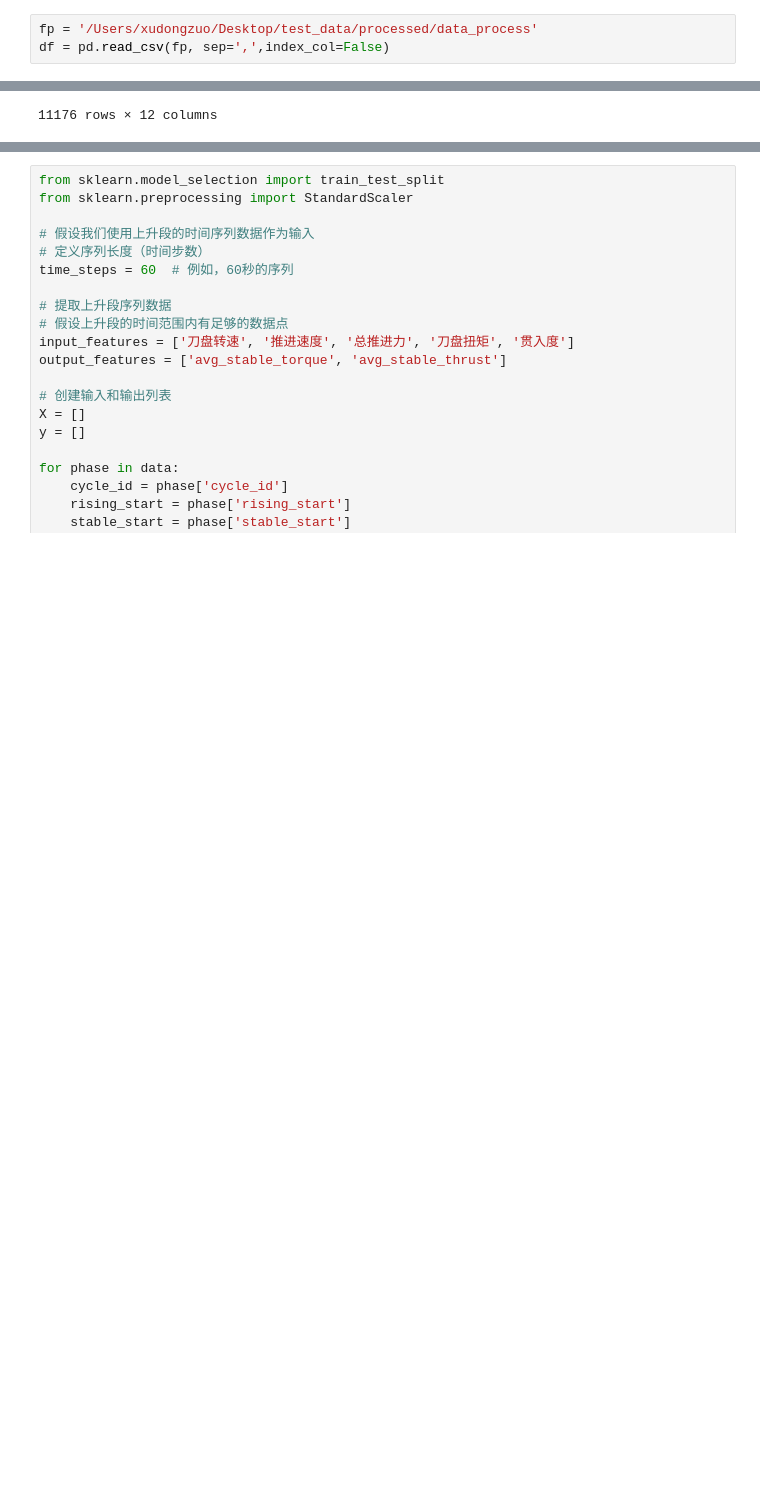
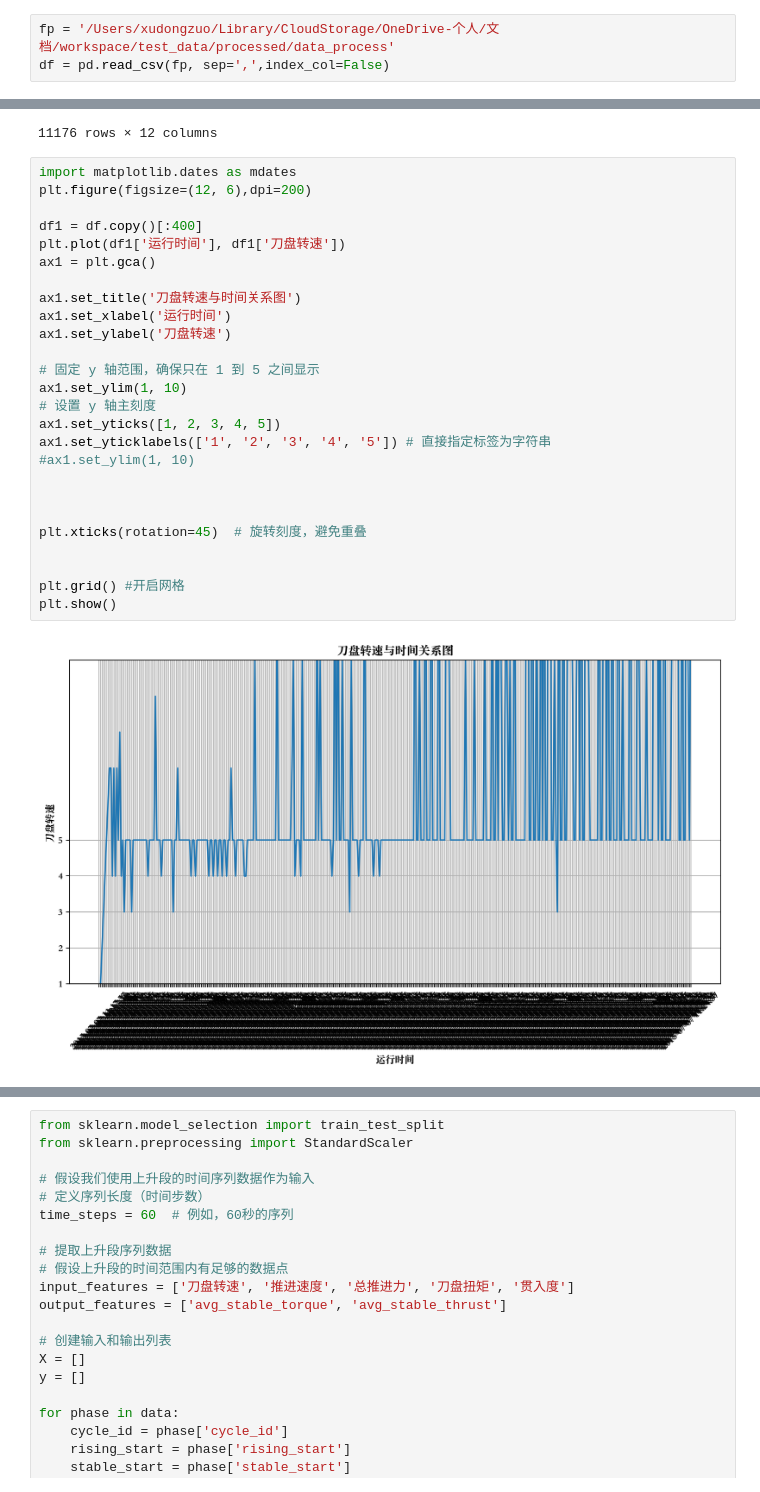
Before and after one commit to NonPlayerCharacterdlss/TBM_machinelearning, a Jupyter notebook: lstm_test.ipynb, the cells around one changed output, grey strips where cells are left out. Saved outputs shown, nothing was run; the diff lists cells and outputs as text; blank space fills up the shorter version.

```diff
--- a/lstm_test.ipynb
+++ b/lstm_test.ipynb
@@ -365,5 +393,5 @@ See the caveats in the documentation: https://pandas.pydata.org/pandas-docs/stab
 # %%
-fp = '/Users/xudongzuo/Desktop/test_data/processed/data_process'
+fp = '/Users/xudongzuo/Library/CloudStorage/OneDrive-个人/文档/workspace/test_data/processed/data_process'
 df = pd.read_csv(fp, sep=',',index_col=False)
 # %%
 df
@@ -381,6 +409,34 @@ df
 | 11174 | 1498718517000 | 2017-06-29 14:41:57 | 6.02646017074585 | 0.0 | 922.7484130859376 | 0.0 | 0.0 | 1871.744873046875 | False | True | ... |
 | 11175 | 1498718518000 | 2017-06-29 14:41:58 | 6.02646017074585 | 0.0 | 698.7966918945312 | 0.0 | 0.0 | 1871.383056640625 | False | True | ... |
 11176 rows × 12 columns
+# %%
+import matplotlib.dates as mdates
+plt.figure(figsize=(12, 6),dpi=200)
+
+df1 = df.copy()[:400]
+plt.plot(df1['运行时间'], df1['刀盘转速'])
+ax1 = plt.gca()
+
+ax1.set_title('刀盘转速与时间关系图')
+ax1.set_xlabel('运行时间')
+ax1.set_ylabel('刀盘转速')
+
+# 固定 y 轴范围，确保只在 1 到 5 之间显示
+ax1.set_ylim(1, 10)
+# 设置 y 轴主刻度
+ax1.set_yticks([1, 2, 3, 4, 5])
+ax1.set_yticklabels(['1', '2', '3', '4', '5']) # 直接指定标签为字符串
+#ax1.set_ylim(1, 10)
+
+
+
+plt.xticks(rotation=45)  # 旋转刻度，避免重叠
+
+
+plt.grid() #开启网格
+plt.show()
+# %% [output]
+[figure, added]
 # %%
 data
 # %% [output]
```
Also changed, not shown: parts of 9 cells of this notebook.
